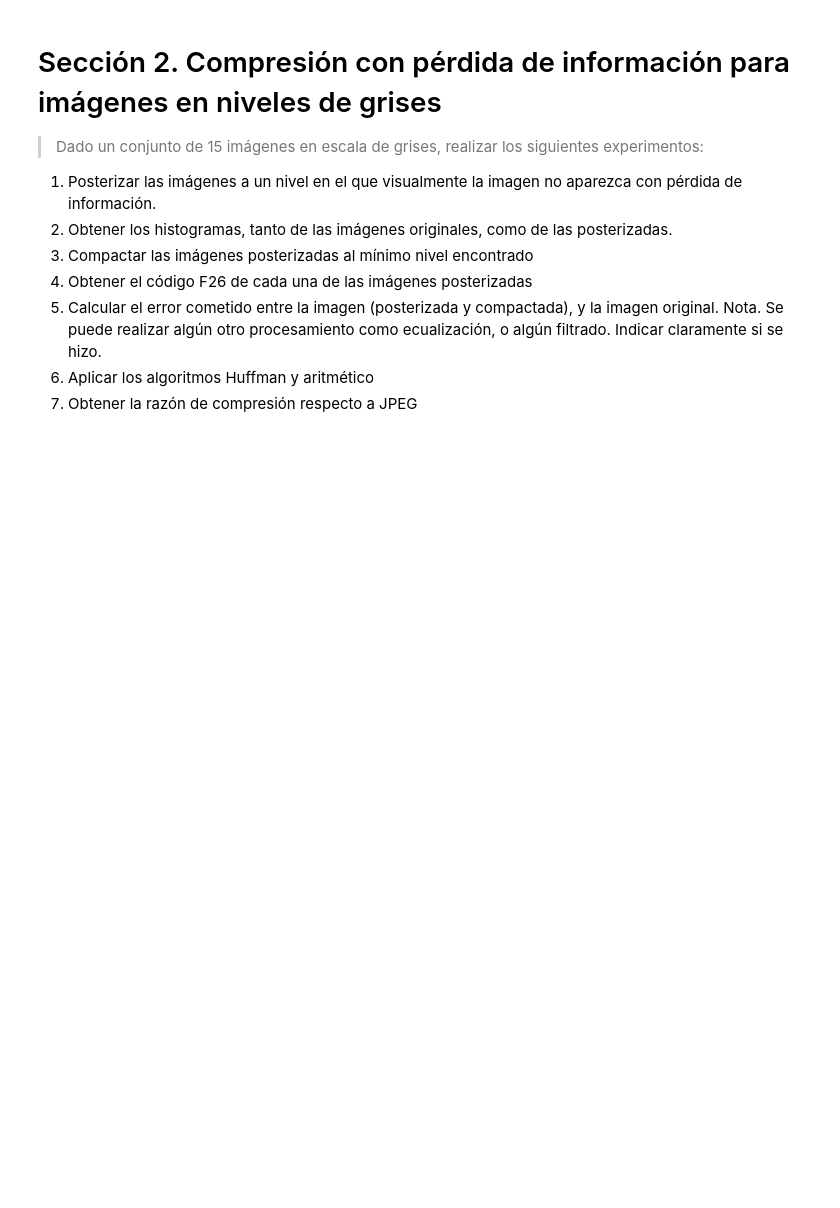
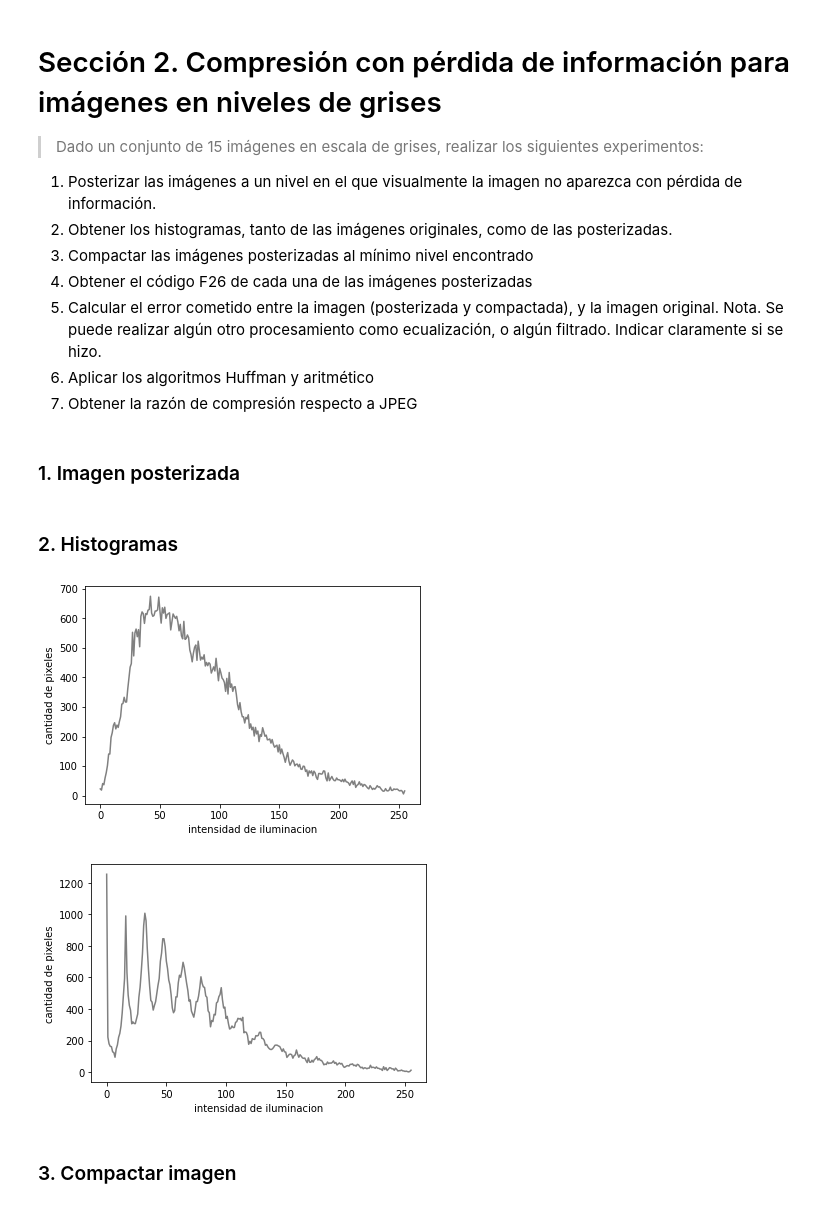
Before and after one commit to LeonelYLuego/University-Works, a Jupyter notebook: Procesamiento de Imágenes/Trabajo_FInal.ipynb, the cells around one changed output. Cells and saved outputs as stored; diff of their text form; code cells hidden in the pictures; blank space fills up the shorter version.

```diff
--- a/Procesamiento de Imágenes/Trabajo_FInal.ipynb
+++ b/Procesamiento de Imágenes/Trabajo_FInal.ipynb
@@ -866,3 +863,47 @@ Nota. Se puede realizar algún otro procesamiento como ecualización, o algún f
 Indicar claramente si se hizo.
 6. Aplicar los algoritmos Huffman y aritmético
 7. Obtener la razón de compresión respecto a JPEG
+# %% [markdown]
+### 1. Imagen posterizada
+# %%
+from PIL import Image, ImageOps
+import numpy as np
+from matplotlib import pyplot as plt
+
+#Original
+original = cv2.imread('./ImagenesEscalaGrises/IMG15.jpg', cv2.IMREAD_GRAYSCALE)
+cv2.imshow('Original', original)
+
+#Posterizada
+posterizada1 = Image.open("./ImagenesEscalaGrises/IMG15.jpg")
+
+posterizada2 = ImageOps.posterize(posterizada1, 4)
+posterizada3 = posterizada2.save("./ImagenesPosterizadas/IMG15.jpg")
+posterizadaFinal = cv2.imread('./ImagenesPosterizadas/IMG15.jpg', cv2.IMREAD_GRAYSCALE)
+cv2.imshow('Posterizada', posterizadaFinal)
+
+cv2.waitKey(0)
+cv2.destroyAllWindows()
+# %% [markdown]
+### 2. Histogramas
+# %%
+#Original
+histOriginal = cv2.calcHist([original], [0], None, [256], [0, 256])
+plt.plot(histOriginal, color='gray' )
+
+plt.xlabel('intensidad de iluminacion')
+plt.ylabel('cantidad de pixeles')
+plt.show()
+
+#Posterizado
+histPosterizado = cv2.calcHist([posterizadaFinal], [0], None, [256], [0, 256])
+plt.plot(histPosterizado, color='gray' )
+
+plt.xlabel('intensidad de iluminacion')
+plt.ylabel('cantidad de pixeles')
+plt.show()
+# %% [output]
+[figure, added]
+[figure, added]
+# %% [markdown]
+### 3. Compactar imagen
```
Also changed, not shown: parts of 10 cells of this notebook, 32 other files.
